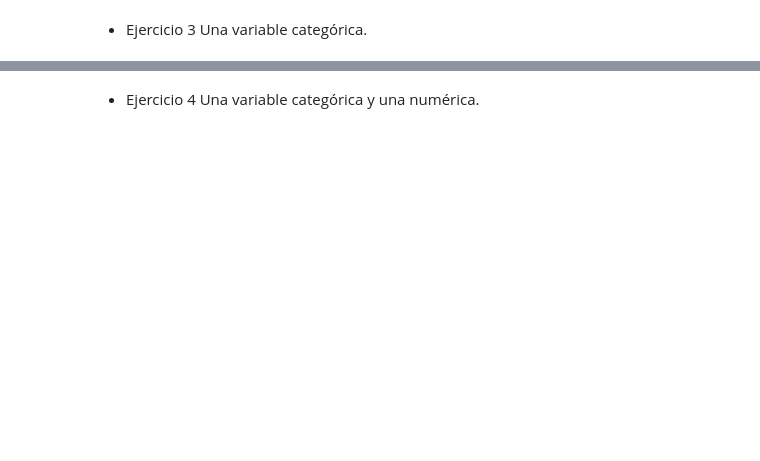
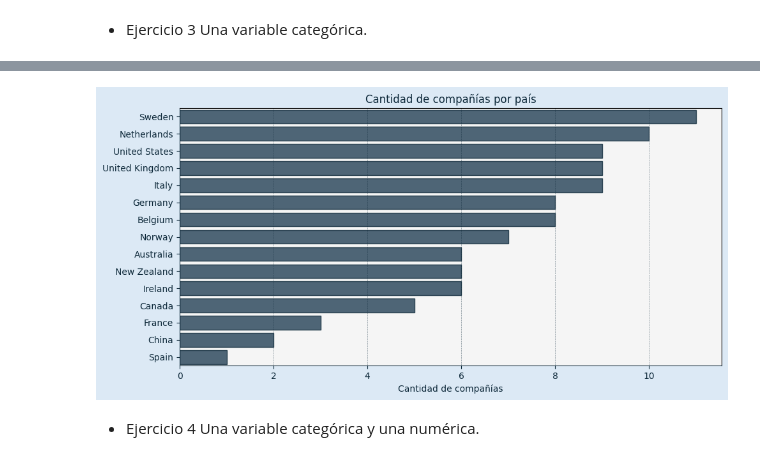
Before and after one commit to ingridtp/itacademy, a Jupyter notebook: Sprint 8/Sprint8.ipynb, the cells around one changed output, grey strips where cells are left out. Drawn from its saved outputs; the diff is of its cells as text; code cells hidden in the pictures; blank space fills up the shorter version.

```diff
--- a/Sprint 8/Sprint8.ipynb
+++ b/Sprint 8/Sprint8.ipynb
@@ -202,3 +332,8 @@ Dos variables numéricas.
 # %% [markdown]
 - Ejercicio 3
 Una variable categórica.
+# %%
+# Dataframe: Cantidad de compañias por pais
+df_comp_x_pais = df_company['comp_country'].value_counts().reset_index()
+df_comp_x_pais.columns = ['country', 'companies']
+df_comp_x_pais
@@ -205,3 +357,31 @@ Una variable categórica.
+# %%
+# Crear figura y ejes
+fig, ax = plt.subplots(figsize=(10, 5))
+
+# Gráfico: Barplot horizontal (barras horizontales)
+sns.barplot(
+    data=df_comp_x_pais,
+    y='country',
+    x='companies',
+    color=color_columna,
+    edgecolor=color_borde,
+    alpha=0.8,
+    ax=ax
+)
+
+# Estilo
+aplicar_estilo(
+    ax=ax,
+    fig=fig,
+    titulo="Cantidad de compañías por país",
+    xlabel="Cantidad de compañías",
+    ylabel="",
+    grid_x=True
+)
+
+plt.show()
+# %% [output]
+[figure, added]
 # %% [markdown]
 - Ejercicio 4
 Una variable categórica y una numérica.
```
Also changed, not shown: parts of 16 cells of this notebook.
